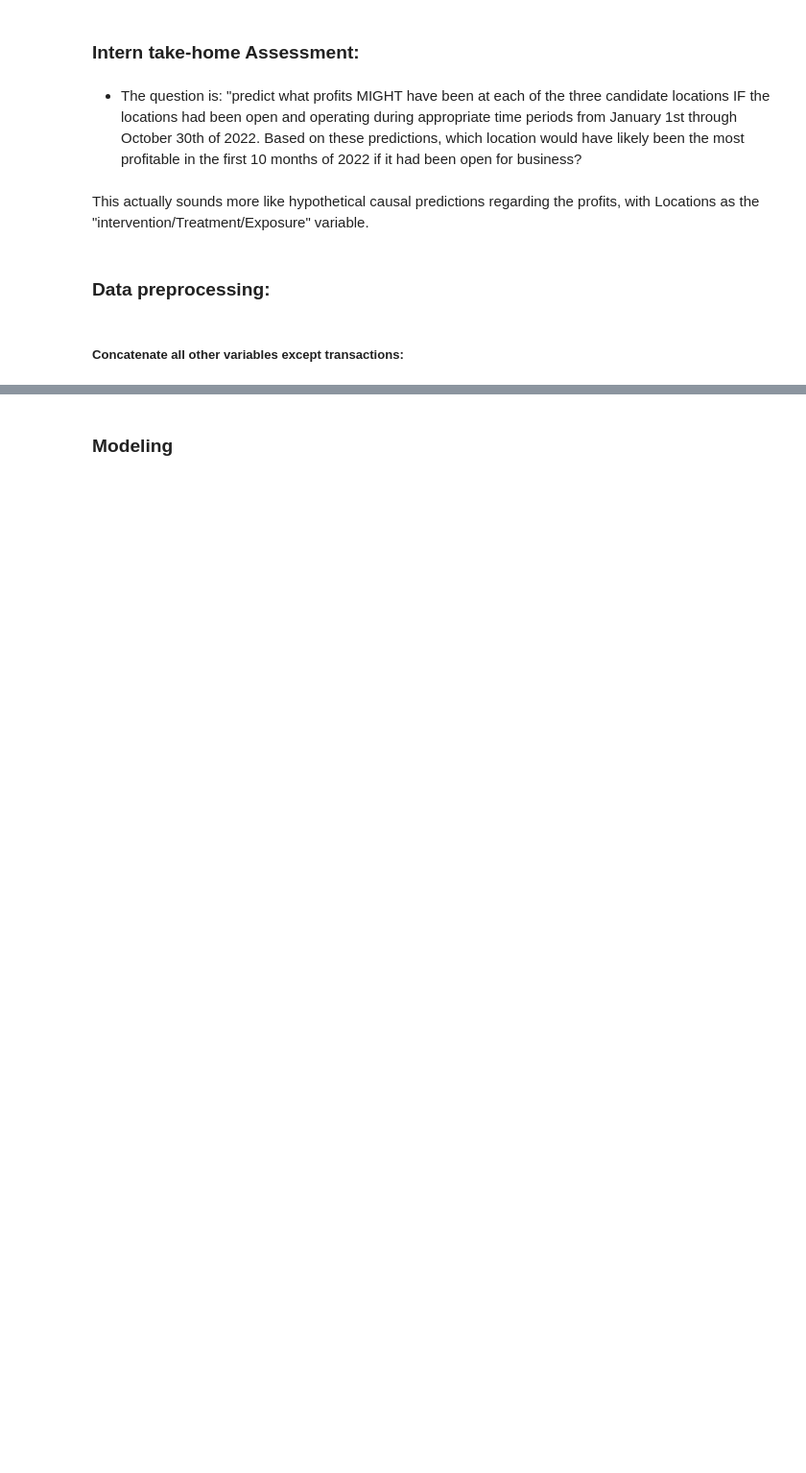
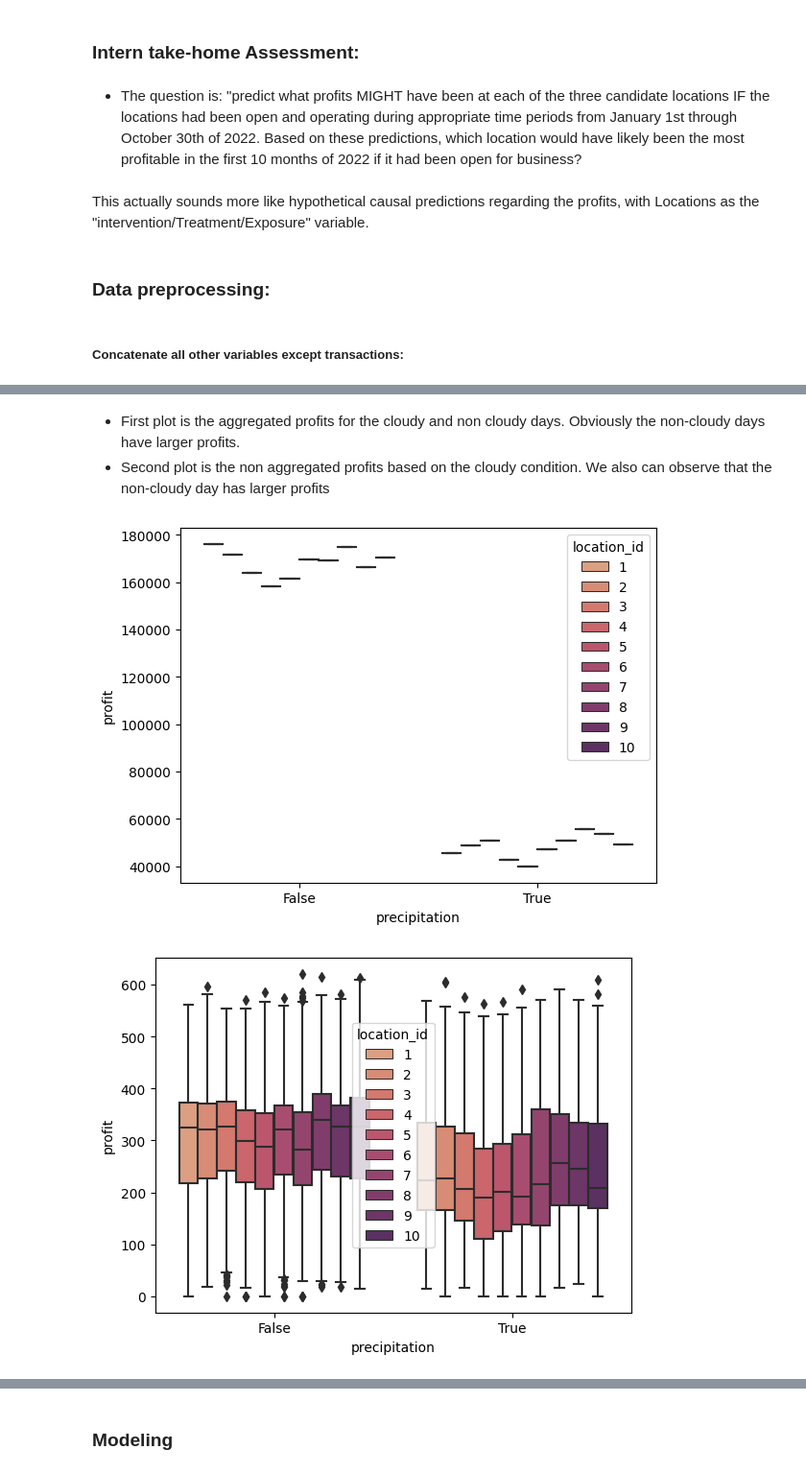
Before and after one commit to lynncyueliang/intern-take-home-assessment, a Jupyter notebook: YueLiang_Lynnc_takehome_assessment.ipynb, the cells around one changed output, grey strips where cells are left out. Shown at 96% size. Cells and saved outputs as stored; diff of their text form; code cells hidden in the pictures; blank space fills up the shorter version.

```diff
--- a/YueLiang_Lynnc_takehome_assessment.ipynb
+++ b/YueLiang_Lynnc_takehome_assessment.ipynb
@@ -115,0 +150,12 @@ final_data = final_data.ffill(axis = 0)
+# %% [markdown]
+* First plot is the aggregated profits for the cloudy and non cloudy days. Obviously the non-cloudy days have larger profits.
+* Second plot is the non aggregated profits based on the cloudy condition. We also can observe that the non-cloudy day has larger profits
+# %%
+# Precipitation profit:
+sns.boxplot(data= final_data.groupby(['location_id', 'precipitation'])['profit'].sum().reset_index(), x='precipitation', y='profit', hue='location_id', palette = "flare")
+plt.show()
+sns.boxplot(data= final_data, x='precipitation', y='profit', hue='location_id', palette = "flare")
+plt.show()
+# %% [output]
+[figure, added]
+[figure, added]
```
Also changed, not shown: parts of 42 cells of this notebook.
